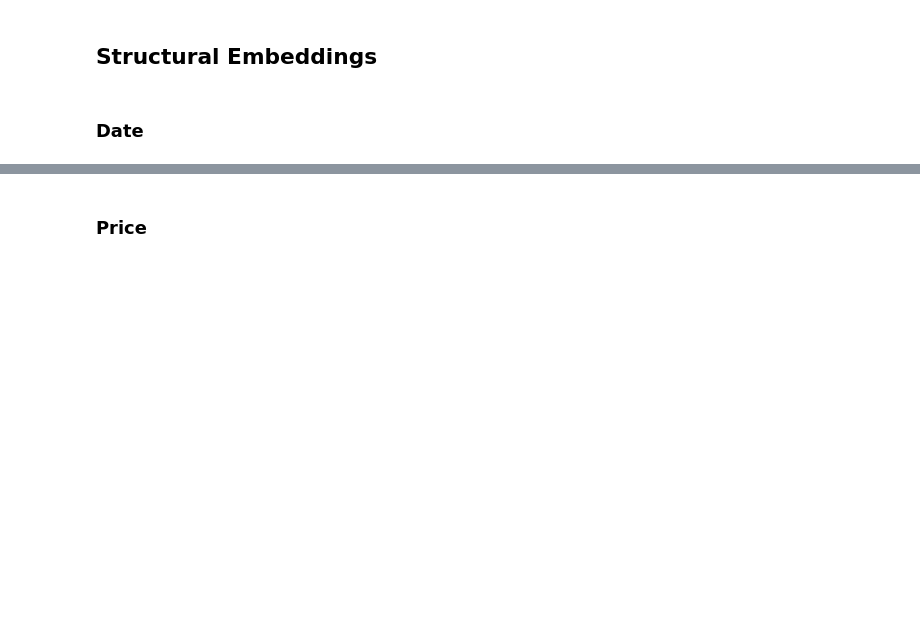
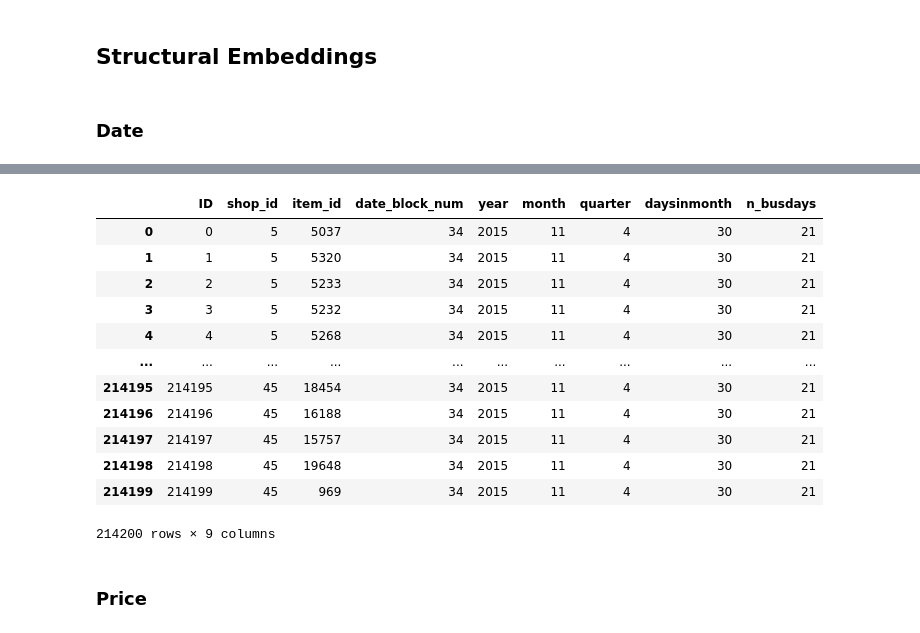
Before and after one commit to ShupeiLi/predict-future-sales, a Jupyter notebook: models.ipynb, the cells around one changed output, grey strips where cells are left out. Saved outputs shown, nothing was run; the diff lists cells and outputs as text; code cells hidden in the pictures; blank space fills up the shorter version.

```diff
--- a/models.ipynb
+++ b/models.ipynb
@@ -521,2 +529,24 @@ items
+# %%
+test['date_block_num'] = 34
+test['year'] = 2015
+test['month'] = 11
+test['quarter'] = 4
+test['daysinmonth'] = 30
+test['n_busdays'] = np.busday_count('2015-11', '2015-12')
+test
+# %% [output]
+|  | ID | shop_id | item_id | date_block_num | year | month | quarter | daysinmonth | n_busdays |
+| 0 | 0 | 5 | 5037 | 34 | 2015 | 11 | 4 | 30 | 21 |
+| 1 | 1 | 5 | 5320 | 34 | 2015 | 11 | 4 | 30 | 21 |
+| 2 | 2 | 5 | 5233 | 34 | 2015 | 11 | 4 | 30 | 21 |
+| 3 | 3 | 5 | 5232 | 34 | 2015 | 11 | 4 | 30 | 21 |
+| 4 | 4 | 5 | 5268 | 34 | 2015 | 11 | 4 | 30 | 21 |
+| ... | ... | ... | ... | ... | ... | ... | ... | ... | ... |
+| 214195 | 214195 | 45 | 18454 | 34 | 2015 | 11 | 4 | 30 | 21 |
+| 214196 | 214196 | 45 | 16188 | 34 | 2015 | 11 | 4 | 30 | 21 |
+| 214197 | 214197 | 45 | 15757 | 34 | 2015 | 11 | 4 | 30 | 21 |
+| 214198 | 214198 | 45 | 19648 | 34 | 2015 | 11 | 4 | 30 | 21 |
+| 214199 | 214199 | 45 | 969 | 34 | 2015 | 11 | 4 | 30 | 21 |
+214200 rows × 9 columns
 # %% [markdown]
 ### Price
```
Also changed, not shown: parts of 8 cells of this notebook.
